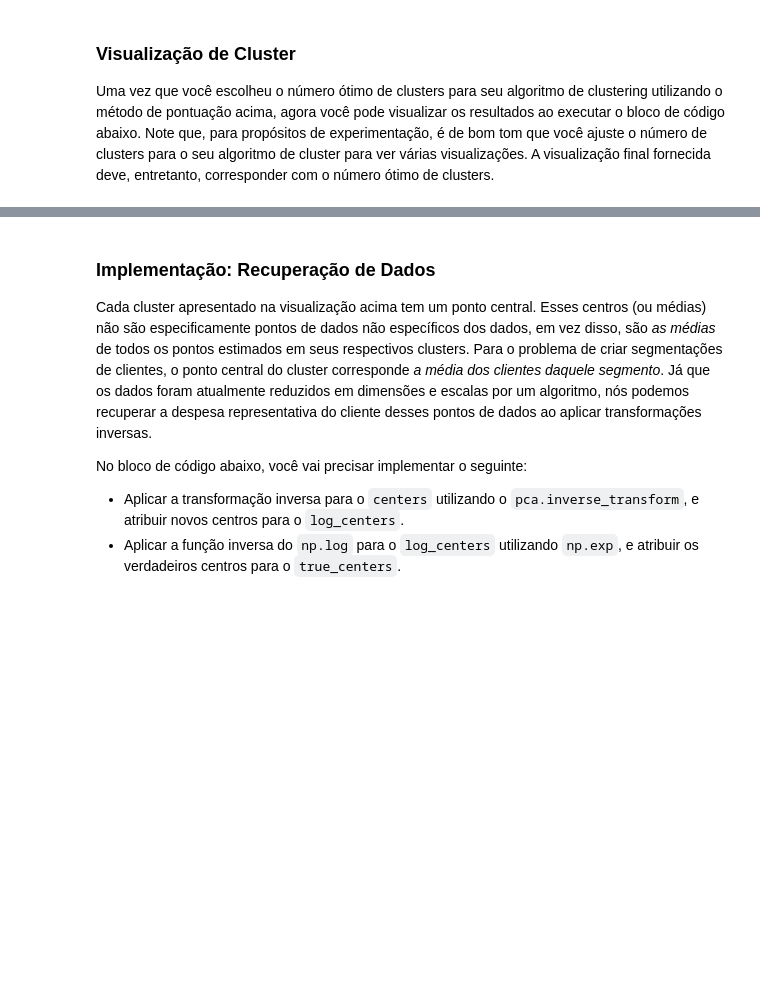
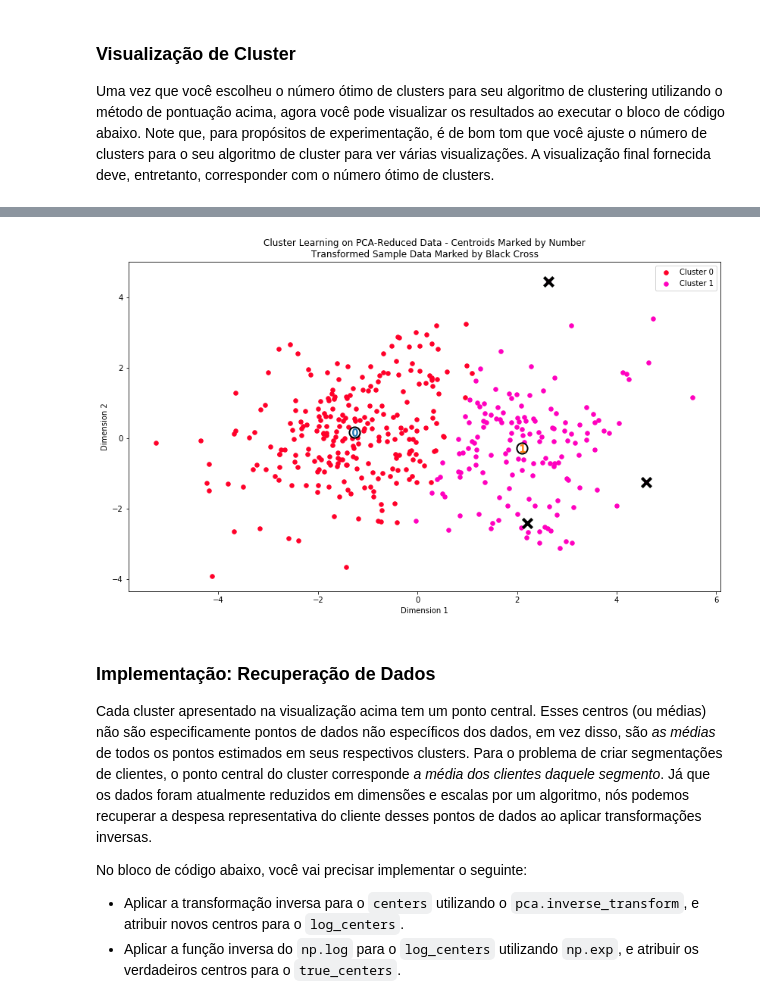
Before and after one commit to jmbrunetto/CustomerSegments, a Jupyter notebook: customer_segments_PT.ipynb, the cells around one changed output, grey strips where cells are left out. Saved outputs shown, nothing was run; the diff lists cells and outputs as text; code cells hidden in the pictures; blank space fills up the shorter version.

```diff
--- a/customer_segments_PT.ipynb
+++ b/customer_segments_PT.ipynb
@@ -436,13 +454,14 @@ No bloco de código abaixo, você vai precisar implementar o seguinte:
  - Aplicar a transformação da PCA da amostra do log-data `log_samples` utilizando `pca.transform`, e atribuindo os resultados ao `pca_samples`.
 # %%
 # TODO: Aplique o PCA ao ajusta os bons dados com apenas duas dimensões
-pca = None
+pca = PCA(n_components=2)
+pca.fit(good_data)
 
 # TODO: Transforme os bons dados utilizando o ajuste do PCA acima
-reduced_data = None
+reduced_data = pca.transform(good_data)
 
 # TODO: Transforme a amostre de log-data utilizando o ajuste de PCA acima
-pca_samples = None
+pca_samples = pca.transform(log_samples)
 
 # Crie o DataFrame para os dados reduzidos
 reduced_data = pd.DataFrame(reduced_data, columns = ['Dimension 1', 'Dimension 2'])
@@ -514,3 +625,12 @@ vs.cluster_results(reduced_data, preds, centers, pca_samples)
+# %%
+# Visualização com o numero de kernels com melhor score
+clusterer = GaussianMixture(n_components=2).fit(reduced_data)
+preds = clusterer.predict(reduced_data)
+centers = clusterer.means_
+sample_preds = clusterer.predict(pca_samples)
+vs.cluster_results(reduced_data, preds, centers, pca_samples)
+# %% [output]
+[figure, added]
 # %% [markdown]
 ### Implementação: Recuperação de Dados
 Cada cluster apresentado na visualização acima tem um ponto central. Esses centros (ou médias) não são especificamente pontos de dados não específicos dos dados, em vez disso, são *as médias* de todos os pontos estimados em seus respectivos clusters. Para o problema de criar segmentações de clientes, o ponto central do cluster corresponde *a média dos clientes daquele segmento*. Já que os dados foram atualmente reduzidos em dimensões e escalas por um algoritmo, nós podemos recuperar a despesa representativa do cliente desses pontos de dados ao aplicar transformações inversas.
```
Also changed, not shown: parts of 30 cells of this notebook, 2 other files.
